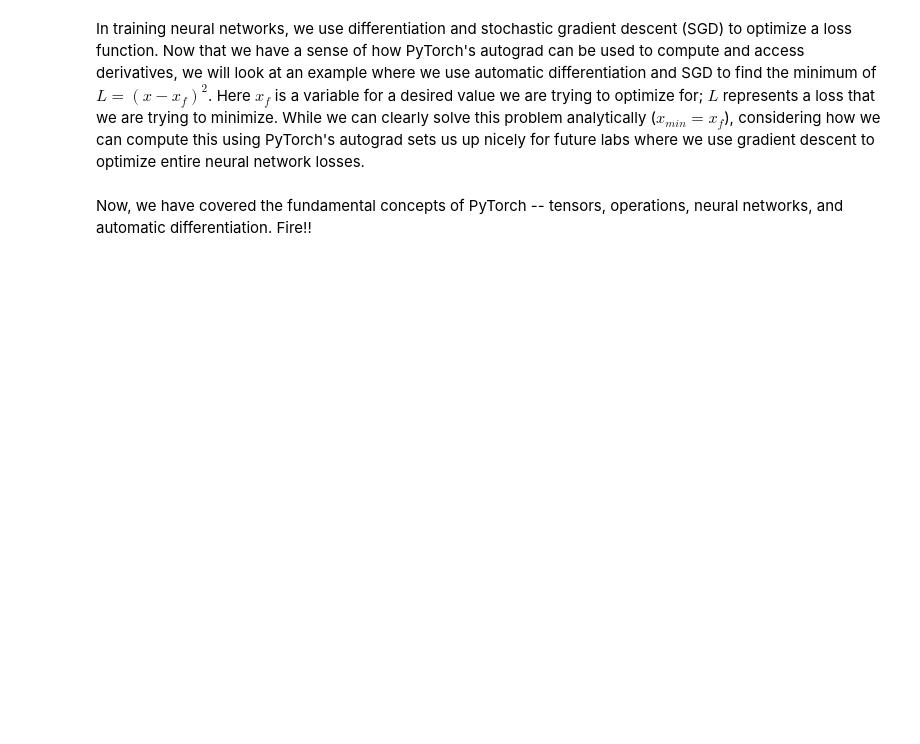
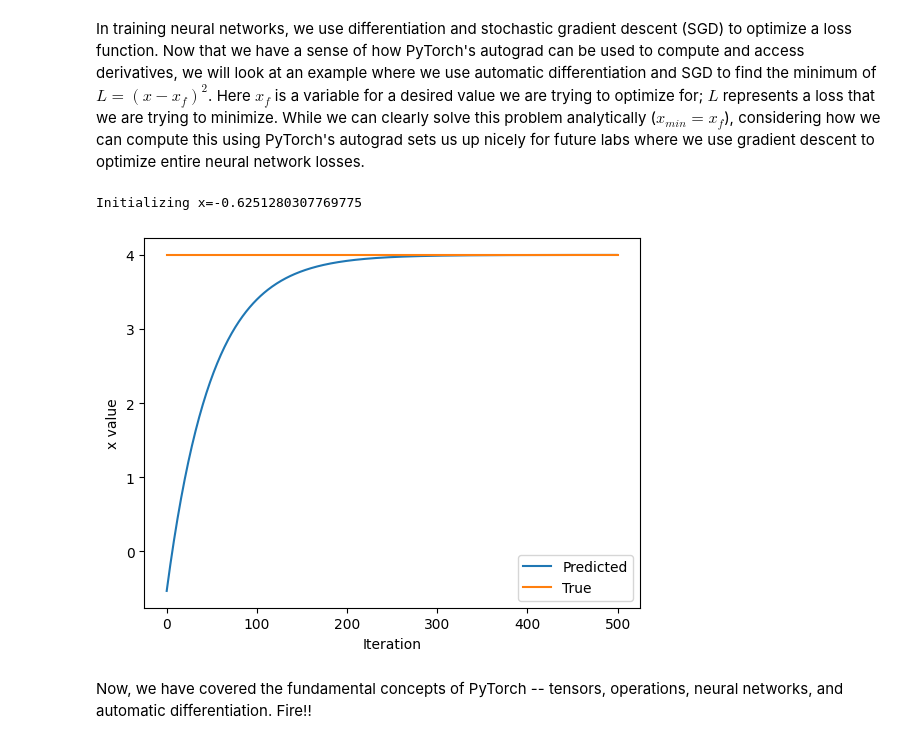
Before and after one commit to swapnilgt/introtodeeplearning, a Jupyter notebook: lab1/PT_Part1_Intro.ipynb, the cells around one changed output. Drawn from its saved outputs; the diff is of its cells as text; code cells hidden in the pictures; blank space fills up the shorter version.

```diff
--- a/lab1/PT_Part1_Intro.ipynb
+++ b/lab1/PT_Part1_Intro.ipynb
@@ -354,33 +356,37 @@ In training neural networks, we use differentiation and stochastic gradient desc
 x = torch.randn(1)
 print(f"Initializing x={x.item()}")
 
 learning_rate = 1e-2  # Learning rate
 history = []
 x_f = 4  # Target value
 
 
 # We will run gradient descent for a number of iterations. At each iteration, we compute the loss,
 #   compute the derivative of the loss with respect to x, and perform the update.
 for i in range(500):
     x = torch.tensor([x], requires_grad=True)
 
     # TODO: Compute the loss as the square of the difference between x and x_f
-    loss = # TODO
+    loss = torch.sub(x, x_f)
+    loss = torch.mul(loss, loss)
 
     # Backpropagate through the loss to compute gradients
     loss.backward()
 
     # Update x with gradient descent
     x = x.item() - learning_rate * x.grad
 
     history.append(x.item())
 
 # Plot the evolution of x as we optimize toward x_f!
 plt.plot(history)
 plt.plot([0, 500], [x_f, x_f])
 plt.legend(('Predicted', 'True'))
 plt.xlabel('Iteration')
 plt.ylabel('x value')
 plt.show()
+# %% [output]
+Initializing x=-0.6251280307769775
+[figure, added]
 # %% [markdown]
 Now, we have covered the fundamental concepts of PyTorch -- tensors, operations, neural networks, and automatic differentiation. Fire!!
```
Also changed, not shown: parts of 1 cell of this notebook.
